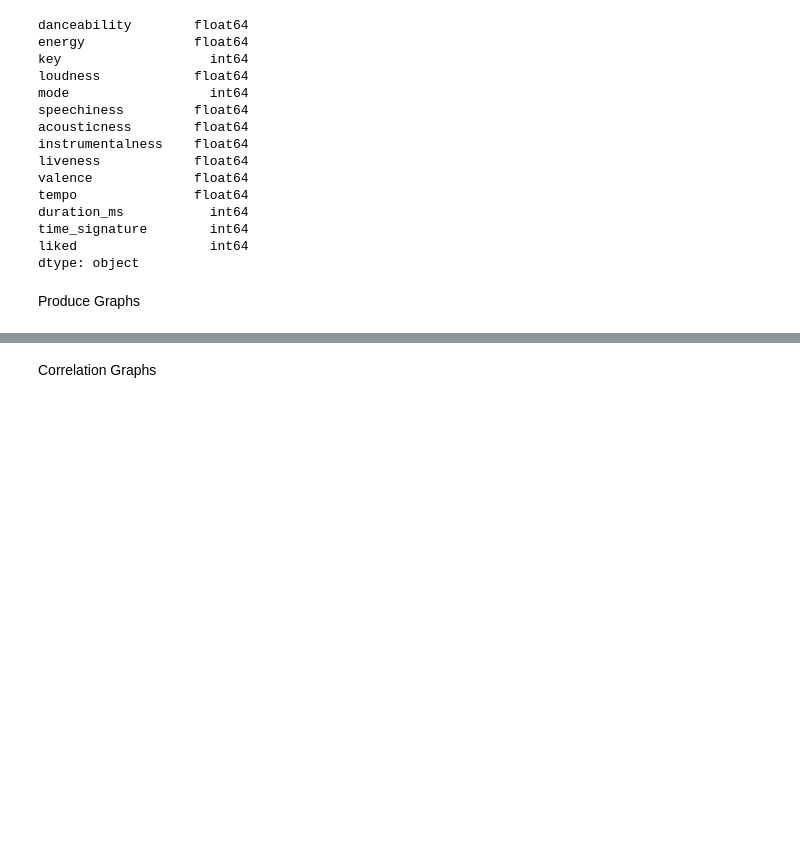
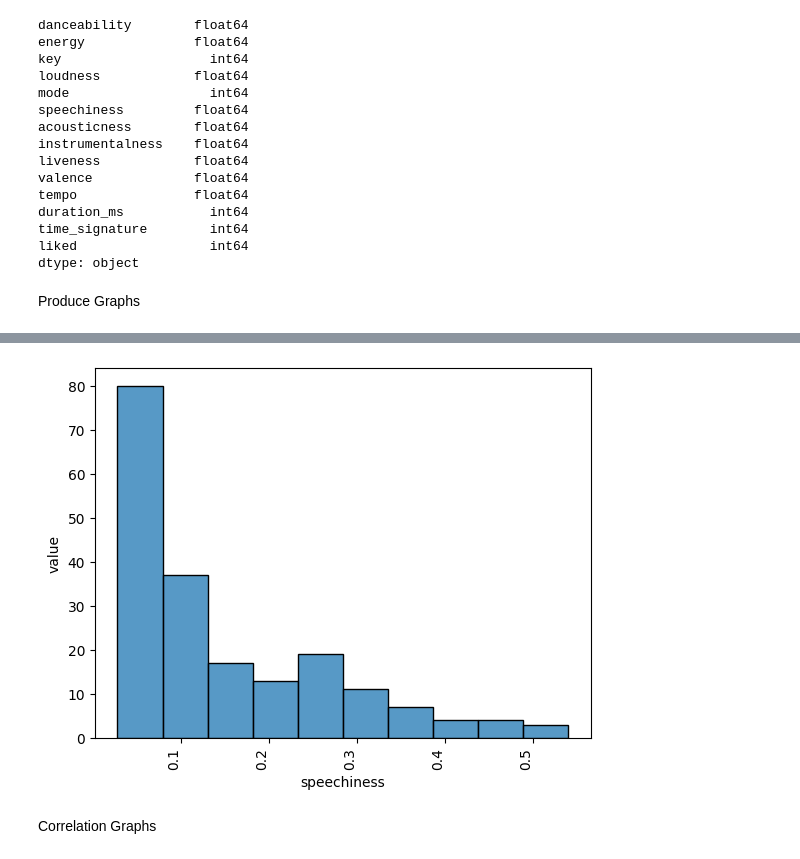
Before and after one commit to chu-david/ecc_dataScience, a Jupyter notebook: 4&5.SpotifyGraphs.ipynb, the cells around one changed output, grey strips where cells are left out. Saved outputs shown, nothing was run; the diff lists cells and outputs as text; code cells hidden in the pictures; blank space fills up the shorter version.

```diff
--- a/4&5.SpotifyGraphs.ipynb
+++ b/4&5.SpotifyGraphs.ipynb
@@ -53,3 +53,16 @@ plt.show()
+# %%
+import math
+
+histGraph = sns.histplot(x="speechiness",data=df,binwidth=0.05)
+
+histGraph.set_xticklabels(histGraph.get_xticklabels(),
+rotation=90,ha='right')
+plt.ylabel("value")
+plt.xlabel("speechiness")
+
+plt.show()
+# %% [output]
+[figure, added]
 # %% [markdown]
 Correlation Graphs
 # %%
```
Also changed, not shown: parts of 3 cells of this notebook, 1 other file.
